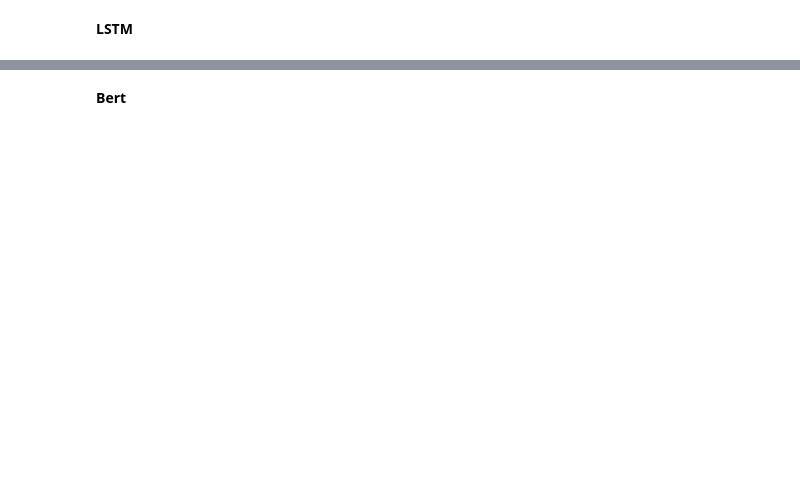
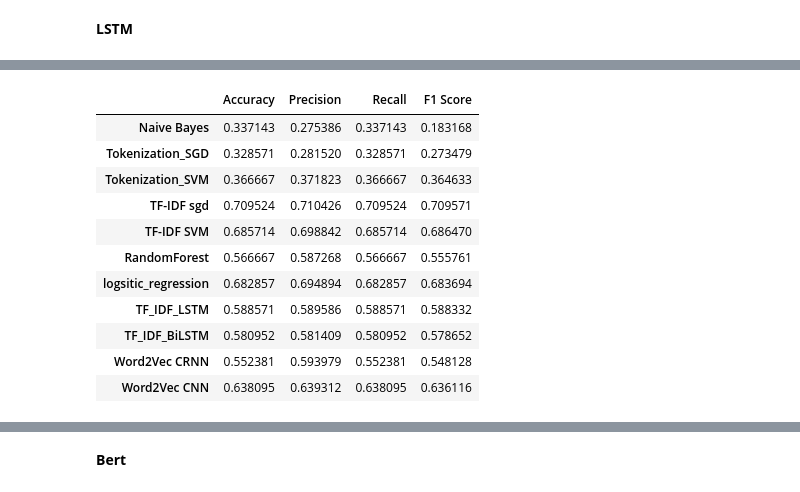
Before and after one commit to hoangphu7122002/sa_web_mining, a Jupyter notebook: train_unmarked.ipynb, the cells around one changed output, grey strips where cells are left out. Cells and saved outputs as stored; diff of their text form; code cells hidden in the pictures; blank space fills up the shorter version.

```diff
--- a/train_unmarked.ipynb
+++ b/train_unmarked.ipynb
@@ -684,3 +997,18 @@ callbacks_list = [early_stopping]
+# %%
+results
+# %% [output]
+|  | Accuracy | Precision | Recall | F1 Score |
+| Naive Bayes | 0.337143 | 0.275386 | 0.337143 | 0.183168 |
+| Tokenization_SGD | 0.328571 | 0.281520 | 0.328571 | 0.273479 |
+| Tokenization_SVM | 0.366667 | 0.371823 | 0.366667 | 0.364633 |
+| TF-IDF sgd | 0.709524 | 0.710426 | 0.709524 | 0.709571 |
+| TF-IDF SVM | 0.685714 | 0.698842 | 0.685714 | 0.686470 |
+| RandomForest | 0.566667 | 0.587268 | 0.566667 | 0.555761 |
+| logsitic_regression | 0.682857 | 0.694894 | 0.682857 | 0.683694 |
+| TF_IDF_LSTM | 0.588571 | 0.589586 | 0.588571 | 0.588332 |
+| TF_IDF_BiLSTM | 0.580952 | 0.581409 | 0.580952 | 0.578652 |
+| Word2Vec CRNN | 0.552381 | 0.593979 | 0.552381 | 0.548128 |
+| Word2Vec CNN | 0.638095 | 0.639312 | 0.638095 | 0.636116 |
 # %%
 model.fit(data, labels, validation_split=0.2,
           epochs=10, batch_size=64, callbacks=[], shuffle=True)
```
Also changed, not shown: parts of 23 cells of this notebook.
